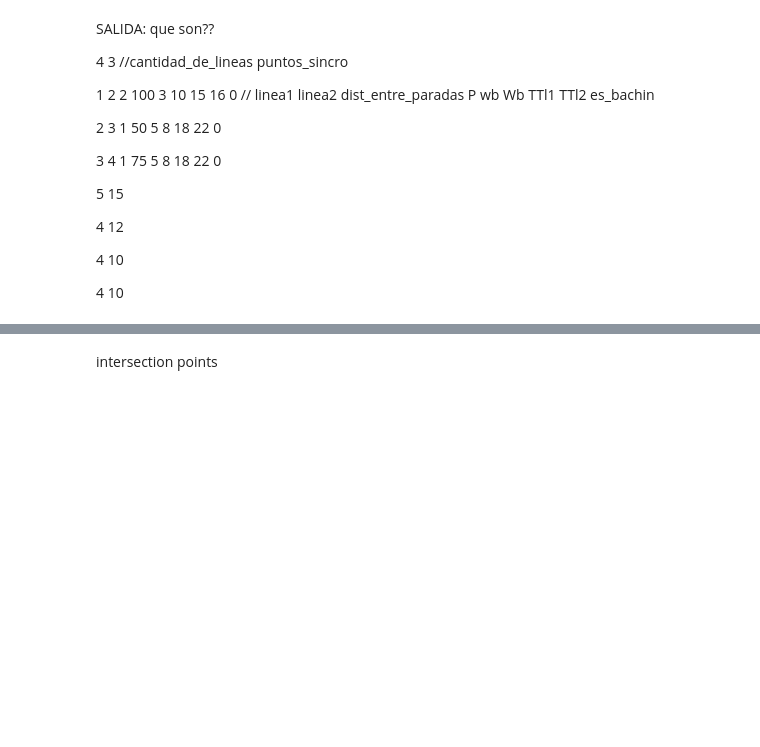
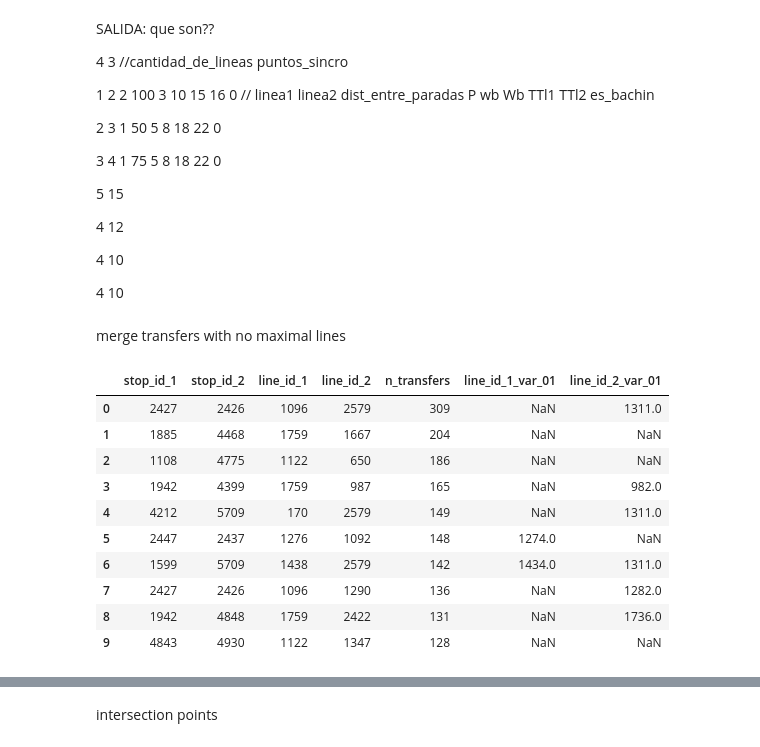
Before and after one commit to jonathan-murana/bus-generator, a Jupyter notebook: bus.ipynb, the cells around one changed output, grey strips where cells are left out. Cells and saved outputs as stored; diff of their text form; code cells hidden in the pictures; blank space fills up the shorter version.

```diff
--- a/bus.ipynb
+++ b/bus.ipynb
@@ -107,3 +114,38 @@ SALIDA: que son??
 4 10
 
 4 10
+# %% [markdown]
+merge transfers with no maximal lines
+# %%
+transfers_with_no_max = transfers.copy()
+transfers_with_no_max =  pd.merge(transfers_with_no_max, recorridos_variantes_no_maximales,
+                 how='left', left_on=['line_id_1'], right_on=['COD_VARIAN'])
+transfers_with_no_max = transfers_with_no_max[['stop_id_1','stop_id_2',
+                                               'line_id_1','line_id_2','n_transfers',
+                                              'COD_VAR_01',]]
+transfers_with_no_max.columns = ['stop_id_1','stop_id_2',
+                                               'line_id_1','line_id_2','n_transfers',
+                                              'line_id_1_var_01',]
+
+transfers_with_no_max =  pd.merge(transfers_with_no_max, recorridos_variantes_no_maximales,
+                 how='left', left_on=['line_id_2'], right_on=['COD_VARIAN'])
+transfers_with_no_max = transfers_with_no_max[['stop_id_1','stop_id_2',
+                                               'line_id_1','line_id_2','n_transfers','line_id_1_var_01',
+                                              'COD_VAR_01',]]
+transfers_with_no_max.columns = ['stop_id_1','stop_id_2',
+                                               'line_id_1','line_id_2','n_transfers',
+                                              'line_id_1_var_01','line_id_2_var_01',]
+
+display(transfers_with_no_max.head(20))
+# %% [output]
+|  | stop_id_1 | stop_id_2 | line_id_1 | line_id_2 | n_transfers | line_id_1_var_01 | line_id_2_var_01 |
+| 0 | 2427 | 2426 | 1096 | 2579 | 309 | NaN | 1311.0 |
+| 1 | 1885 | 4468 | 1759 | 1667 | 204 | NaN | NaN |
+| 2 | 1108 | 4775 | 1122 | 650 | 186 | NaN | NaN |
+| 3 | 1942 | 4399 | 1759 | 987 | 165 | NaN | 982.0 |
+| 4 | 4212 | 5709 | 170 | 2579 | 149 | NaN | 1311.0 |
+| 5 | 2447 | 2437 | 1276 | 1092 | 148 | 1274.0 | NaN |
+| 6 | 1599 | 5709 | 1438 | 2579 | 142 | 1434.0 | 1311.0 |
+| 7 | 2427 | 2426 | 1096 | 1290 | 136 | NaN | 1282.0 |
+| 8 | 1942 | 4848 | 1759 | 2422 | 131 | NaN | 1736.0 |
+| 9 | 4843 | 4930 | 1122 | 1347 | 128 | NaN | NaN |
```
Also changed, not shown: parts of 11 cells of this notebook, 3 other files.
